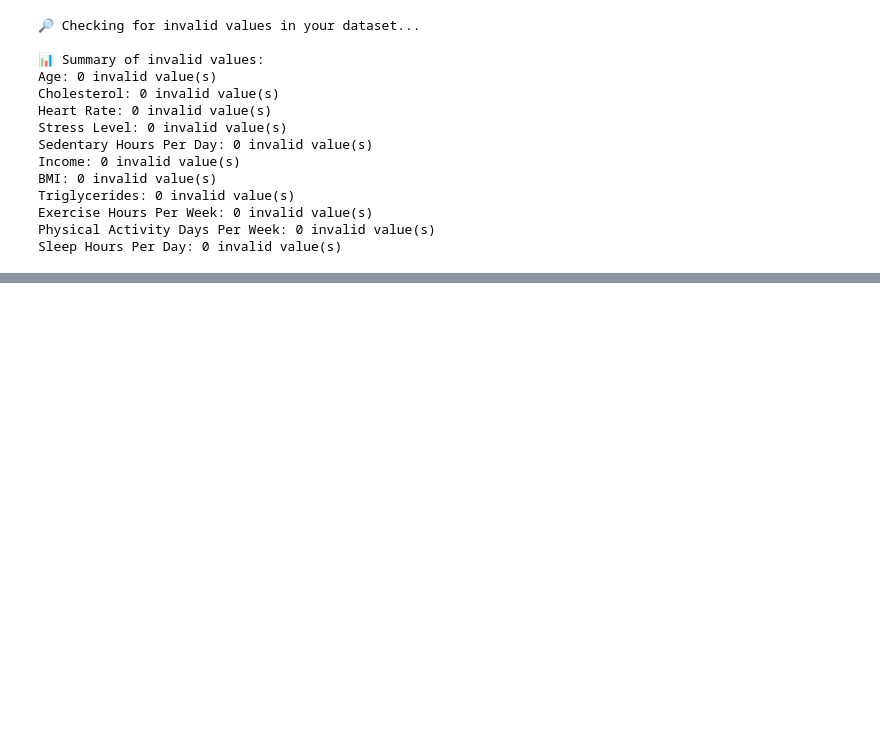
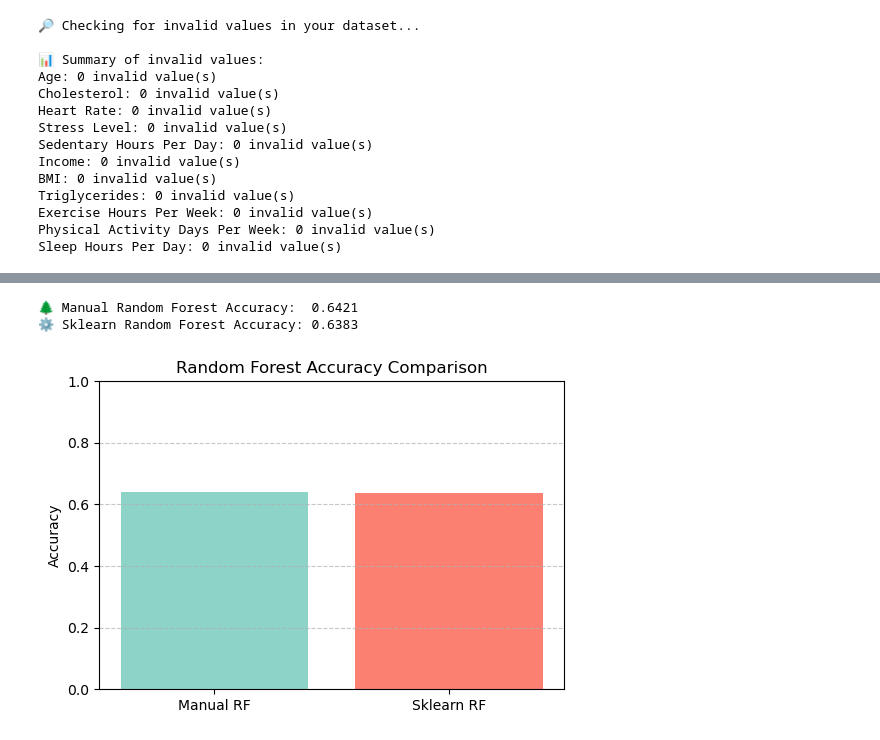
Before and after one commit to talgo59/ML_final_project, a Jupyter notebook: final_project.ipynb, the cells around one changed output, grey strips where cells are left out. Drawn from its saved outputs; the diff is of its cells as text; code cells hidden in the pictures; blank space fills up the shorter version.

```diff
--- a/final_project.ipynb
+++ b/final_project.ipynb
@@ -408 +482,30 @@ Random Forest Accuracy: 0.6417569880205363
+# %%
+from sklearn.ensemble import RandomForestClassifier
+from sklearn.metrics import accuracy_score
+import matplotlib.pyplot as plt
+
+# Train sklearn's built-in Random Forest
+sklearn_rf = RandomForestClassifier(n_estimators=10, max_depth=7, max_features=7, random_state=42)
+sklearn_rf.fit(X_train, y_train)
+
+# Predict using sklearn's RF
+y_pred_sklearn_rf = sklearn_rf.predict(X_test)
+sklearn_rf_accuracy = accuracy_score(y_test, y_pred_sklearn_rf)
+
+# Print both accuracies
+print(f"🌲 Manual Random Forest Accuracy:  {rf_accuracy:.4f}")
+print(f"⚙️ Sklearn Random Forest Accuracy: {sklearn_rf_accuracy:.4f}")
+
+# Bar chart comparison
+plt.figure(figsize=(6,4))
+plt.bar(["Manual RF", "Sklearn RF"], [rf_accuracy, sklearn_rf_accuracy], color=["#8dd3c7", "#fb8072"])
+plt.ylabel("Accuracy")
+plt.title("Random Forest Accuracy Comparison")
+plt.ylim(0, 1)
+plt.grid(axis="y", linestyle="--", alpha=0.7)
+plt.show()
+# %% [output]
+🌲 Manual Random Forest Accuracy:  0.6421
+⚙️ Sklearn Random Forest Accuracy: 0.6383
+[figure, added]
 # %% [markdown]
```
Also changed, not shown: parts of 25 cells of this notebook, 1 other file.
